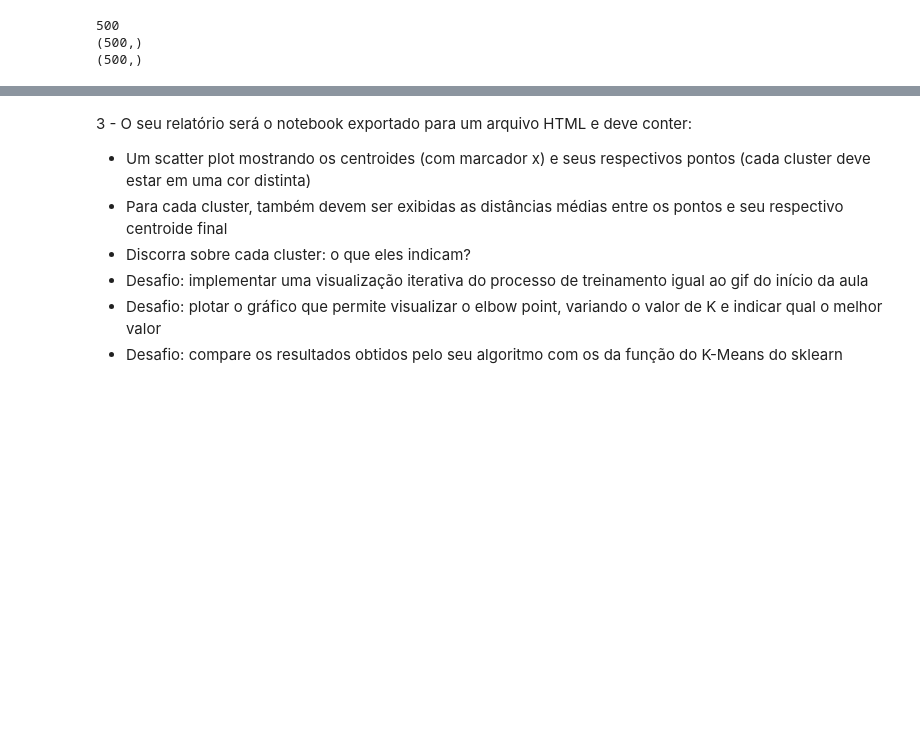
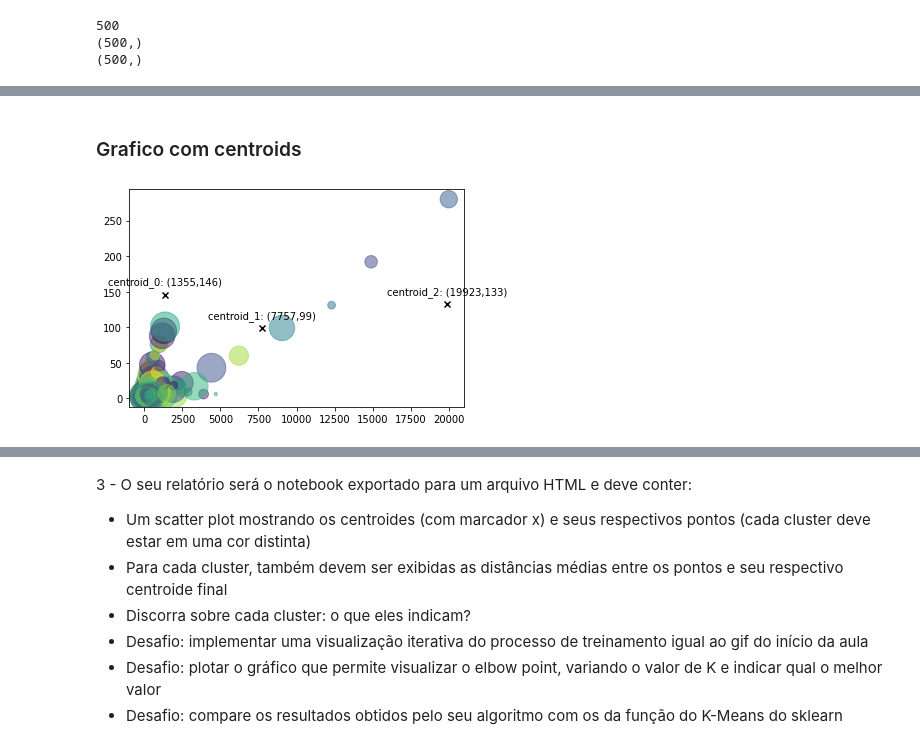
Before and after one commit to alanpadua/AprendizadoNaoSupervisionado_trab01, a Jupyter notebook: main.ipynb, the cells around one changed output, grey strips where cells are left out. Saved outputs shown, nothing was run; the diff lists cells and outputs as text; code cells hidden in the pictures; blank space fills up the shorter version.

```diff
--- a/main.ipynb
+++ b/main.ipynb
@@ -157,6 +166,6 @@ plt.show()
 - Desafio: adicionar parâmetro com a quantidade de centroides K variável
 # %%
 # K fixo e igual a 3
-k=5
+K=3
 # %%
 N = len(conjunto)
@@ -173,13 +182,10 @@ print(y.shape)
 # %%
 print("Teste Kmeans")
 
-kmeansCalculo = KmeansCalculo(conjunto)
-# kmeansCalculo.fit_k_means(qt_centroids=5, parada=20, max_iter=20)
 
-x, y, N, matriz = kmeansCalculo.fit_k_means(qt_centroids=3, parada=20, max_iter=20)
-# x, y, N, matriz = kmeansCalculo.fit_k_means(qt_centroids=3, parada=20, max_iter=20)
+# conjunto = self.get_dataset_processado()
+kmeansCalculo = KmeansCalculo(conjunto, parada=20, max_iter=20)
 
-
-matriz.shape
+X, y, N, centroids, matriz = kmeansCalculo.fit_k_means(qt_centroids=K)
 # %% [output]
 Teste Kmeans
@@ -223,0 +224,6 @@ graficos.grafico_com_centroiods(kmeansCalculo.conjunto, kmeansCalculo.gerar_pont
+# %% [markdown]
+### Grafico com centroids
+# %%
+graficos.grafico_com_centroiods(kmeansCalculo.conjunto, centroids)
+# %% [output]
+[figure, added]
```
Also changed, not shown: parts of 12 cells of this notebook, 6 other files.
